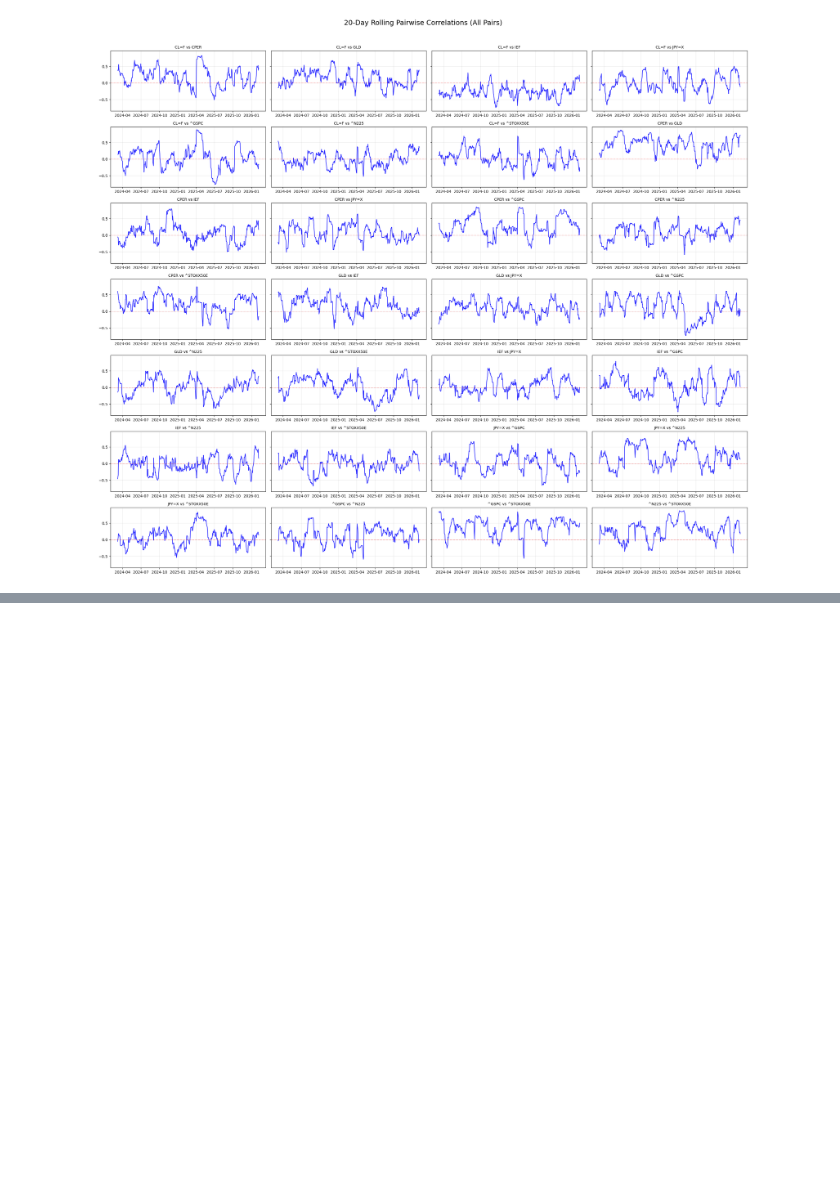
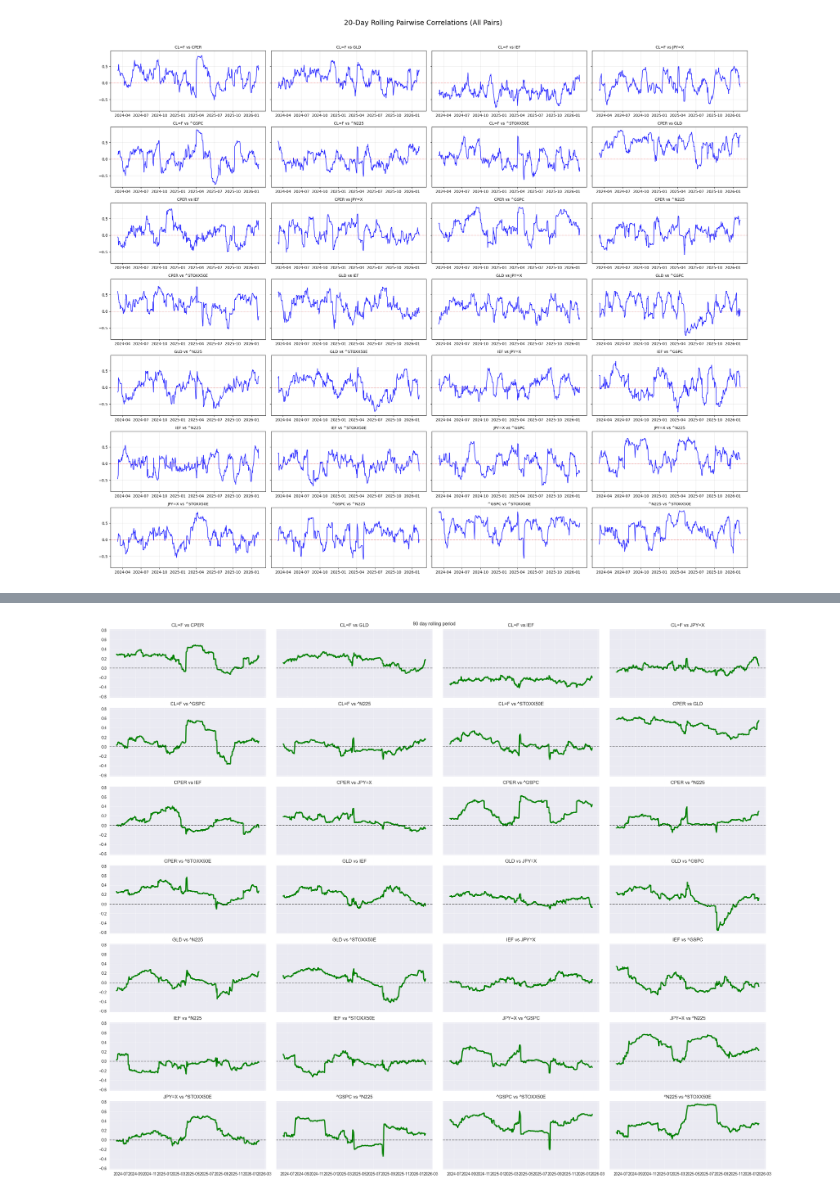
Before and after one commit to skanda137/heatmap, a Jupyter notebook: correlation.ipynb, the cells around one changed output, grey strips where cells are left out. Drawn from its saved outputs; the diff is of its cells as text; code cells hidden in the pictures; blank space fills up the shorter version.

```diff
--- a/correlation.ipynb
+++ b/correlation.ipynb
@@ -339,0 +364,21 @@ plt.show()
+# %%
+# lets also see the difference when we change the rolling window from shorter durations to longer durations
+all_roll_corr = new_log_returns.rolling(window=90).corr().dropna()
+fig, axes = plt.subplots(7,4, figsize = (24,20), sharex=True, sharey=True)
+axes = axes.flatten()
+for i, (asset1, asset2) in enumerate(pairs):
+    ax = axes[i]
+    try:
+        pair_series = all_roll_corr.xs(asset1, level=1)[asset2]
+    except:
+        pair_series = all_roll_corr.xs(asset2, level=1)[asset1]
+
+    ax.plot(pair_series, color='green', linewidth = 3)
+    ax.axhline(0, color='black', linestyle = '--', alpha= 0.5)
+    ax.set_title(f"{asset1} vs {asset2}")
+    ax.grid(True, alpha = 0.5)
+plt.suptitle("90 day rolling period")
+plt.tight_layout()
+plt.show()
+# %% [output]
+[figure, added]
```
Also changed, not shown: parts of 1 cell of this notebook.
